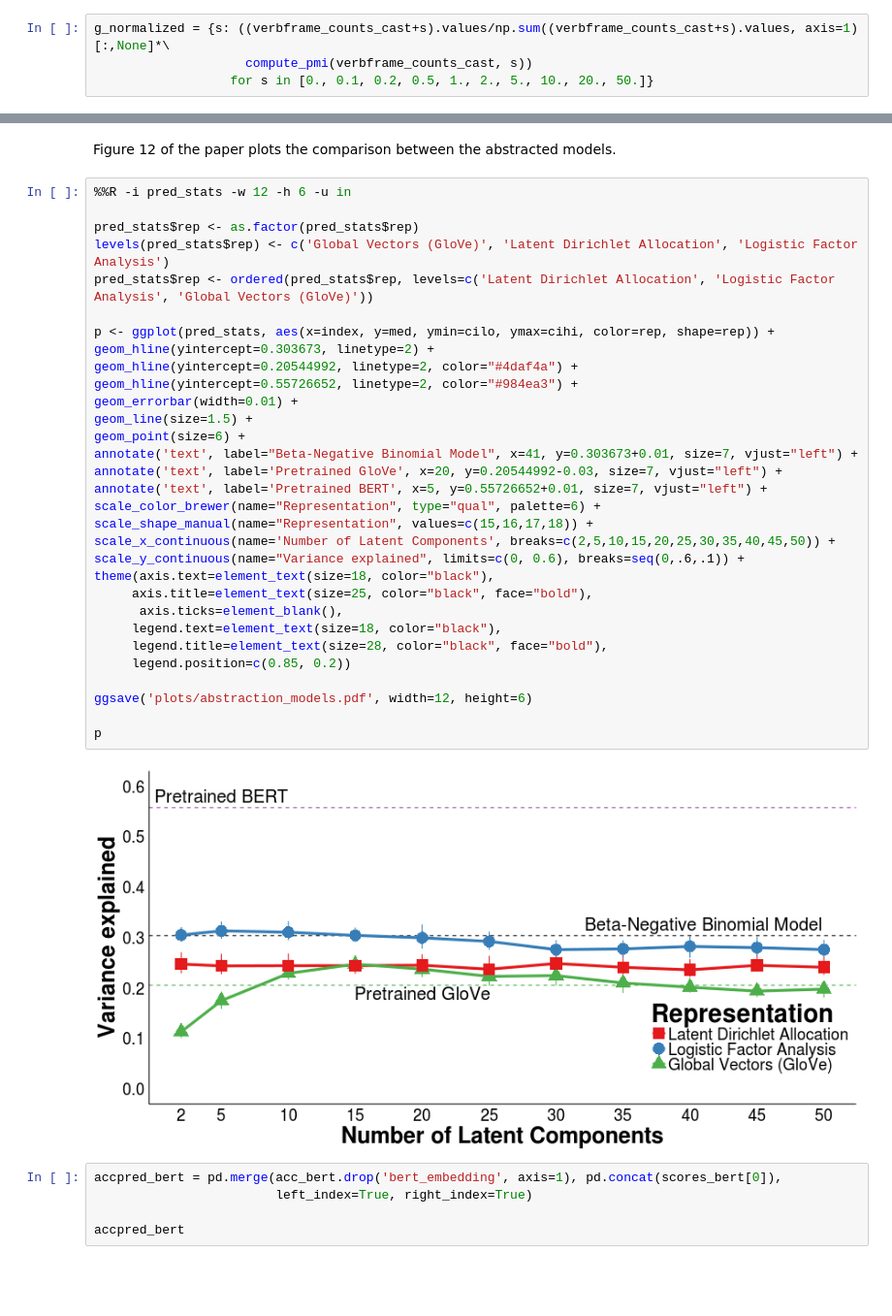
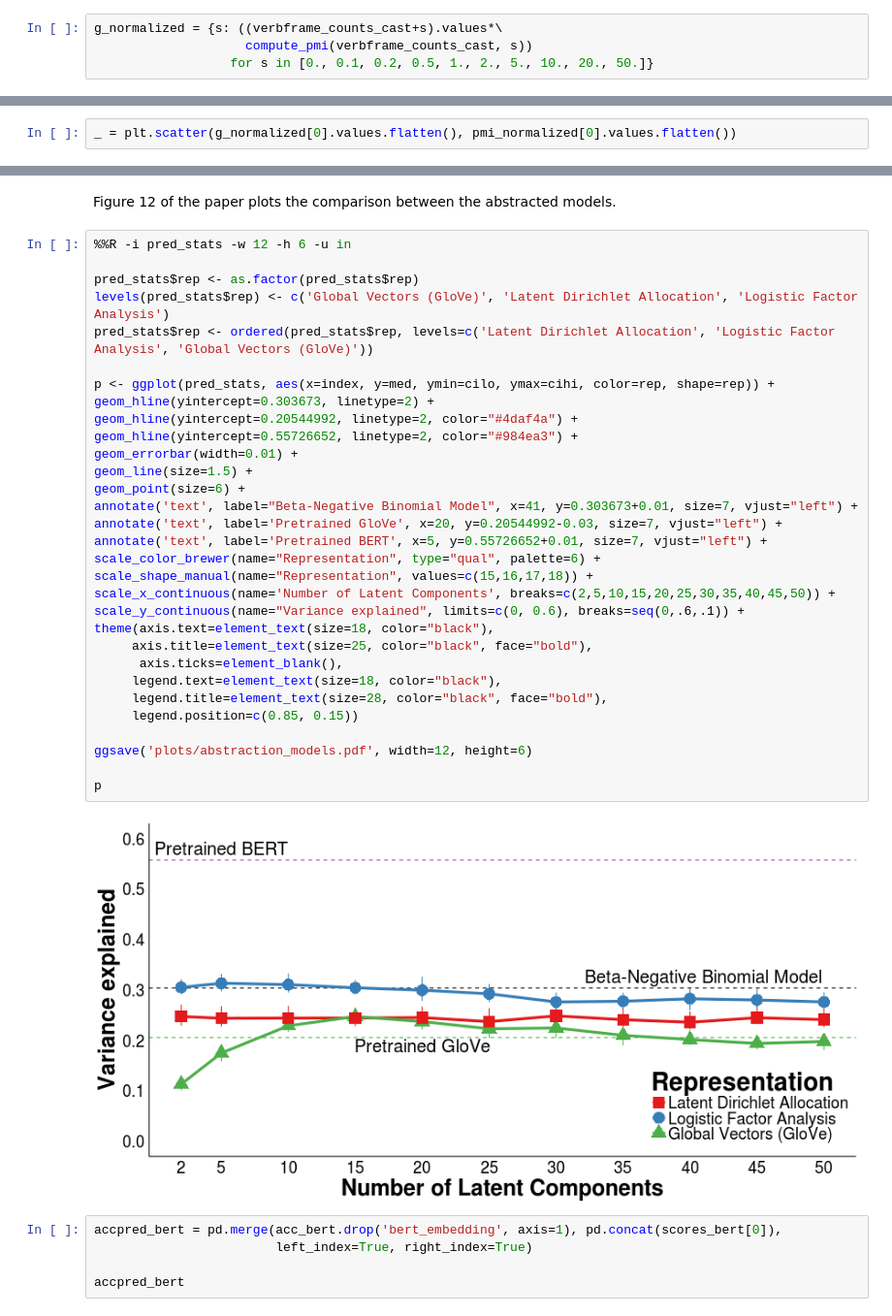
Before and after one commit to MegaAttitude/frequency-acceptability-selection, a Jupyter notebook: Frequency, Acceptability, and Selection.ipynb, the cells around one changed output, grey strips where cells are left out. Shown at 97% size. Saved outputs shown, nothing was run; the diff lists cells and outputs as text; blank space fills up the shorter version.

```diff
--- a/Frequency, Acceptability, and Selection.ipynb
+++ b/Frequency, Acceptability, and Selection.ipynb
@@ -1474,6 +1474,6 @@ $$G(v, f) = \mathbb{P}(f\;|\;v)\cdot\text{PMI}(v, f)$$
 
 As for PMI, we estimate these distributions using the same definition of the smoothing parameter $\lambda$.
 # %%
-g_normalized = {s: ((verbframe_counts_cast+s).values/np.sum((verbframe_counts_cast+s).values, axis=1)[:,None]*\
+g_normalized = {s: ((verbframe_counts_cast+s).values*\
                     compute_pmi(verbframe_counts_cast, s))
                   for s in [0., 0.1, 0.2, 0.5, 1., 2., 5., 10., 20., 50.]}
@@ -1479,0 +1482,2 @@ g_normalized = {s: ((verbframe_counts_cast+s).values/np.sum((verbframe_counts_ca
+# %%
+_ = plt.scatter(g_normalized[0].values.flatten(), pmi_normalized[0].values.flatten())
@@ -2264,35 +2291,35 @@ Figure 12 of the paper plots the comparison between the abstracted models.
 %%R -i pred_stats -w 12 -h 6 -u in
 
 pred_stats$rep <- as.factor(pred_stats$rep)
 levels(pred_stats$rep) <- c('Global Vectors (GloVe)', 'Latent Dirichlet Allocation', 'Logistic Factor Analysis')
 pred_stats$rep <- ordered(pred_stats$rep, levels=c('Latent Dirichlet Allocation', 'Logistic Factor Analysis', 'Global Vectors (GloVe)'))
 
 p <- ggplot(pred_stats, aes(x=index, y=med, ymin=cilo, ymax=cihi, color=rep, shape=rep)) +
 geom_hline(yintercept=0.303673, linetype=2) +
 geom_hline(yintercept=0.20544992, linetype=2, color="#4daf4a") +
 geom_hline(yintercept=0.55726652, linetype=2, color="#984ea3") +
 geom_errorbar(width=0.01) +
 geom_line(size=1.5) +
 geom_point(size=6) +
 annotate('text', label="Beta-Negative Binomial Model", x=41, y=0.303673+0.01, size=7, vjust="left") +
 annotate('text', label='Pretrained GloVe', x=20, y=0.20544992-0.03, size=7, vjust="left") +
 annotate('text', label='Pretrained BERT', x=5, y=0.55726652+0.01, size=7, vjust="left") +
 scale_color_brewer(name="Representation", type="qual", palette=6) +
 scale_shape_manual(name="Representation", values=c(15,16,17,18)) +
 scale_x_continuous(name='Number of Latent Components', breaks=c(2,5,10,15,20,25,30,35,40,45,50)) +
 scale_y_continuous(name="Variance explained", limits=c(0, 0.6), breaks=seq(0,.6,.1)) +
 theme(axis.text=element_text(size=18, color="black"),
      axis.title=element_text(size=25, color="black", face="bold"),
       axis.ticks=element_blank(),
      legend.text=element_text(size=18, color="black"),
      legend.title=element_text(size=28, color="black", face="bold"),
-     legend.position=c(0.85, 0.2))
+     legend.position=c(0.85, 0.15))
 
 ggsave('plots/abstraction_models.pdf', width=12, height=6)
 
 p
 # %% [output]
-[figure, old version]
+[figure, new version]
 # %%
 accpred_bert = pd.merge(acc_bert.drop('bert_embedding', axis=1), pd.concat(scores_bert[0]),
                         left_index=True, right_index=True)
```
Also changed, not shown: parts of 13 cells of this notebook, 2 other files.
